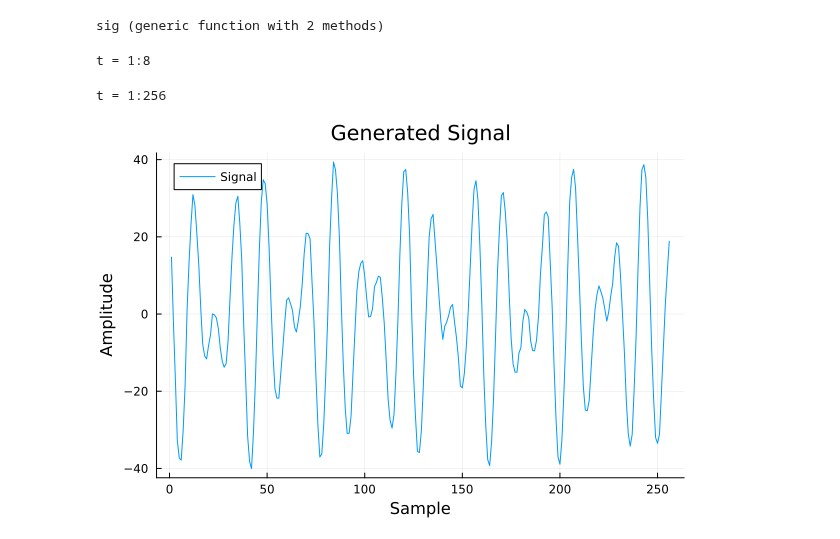
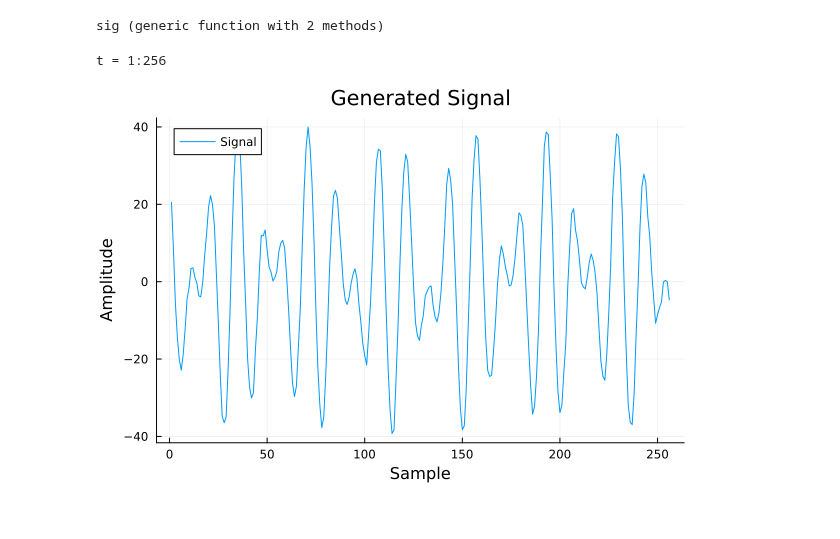
Before and after one commit to setrar/SSP, a Jupyter notebook: Homework/3/Part I/SpectrumEstimation.ipynb, the cells around one changed output. Saved outputs shown, nothing was run; the diff lists cells and outputs as text; code cells hidden in the pictures.

```diff
--- a/Homework/3/Part I/SpectrumEstimation.ipynb
+++ b/Homework/3/Part I/SpectrumEstimation.ipynb
@@ -66,17 +70,16 @@ include("sigm.jl")
 sig (generic function with 2 methods)
 # %%
 # Generate the signal
-N = 8
-y = sig(N);
+N = 256
+t, y = sig(N);
 # %% [output]
-t = 1:8
+t = 1:256
 # %%
 # Plot the signal
-plot(sig(256)
+plot(t, y
     , label = "Signal"
     , xlabel = "Sample", ylabel = "Amplitude"
     , title = "Generated Signal"
 )
 # %% [output]
-t = 1:256
-[figure, old version]
+[figure, new version]
```
Also changed, not shown: parts of 3 cells of this notebook, 2 other files.
